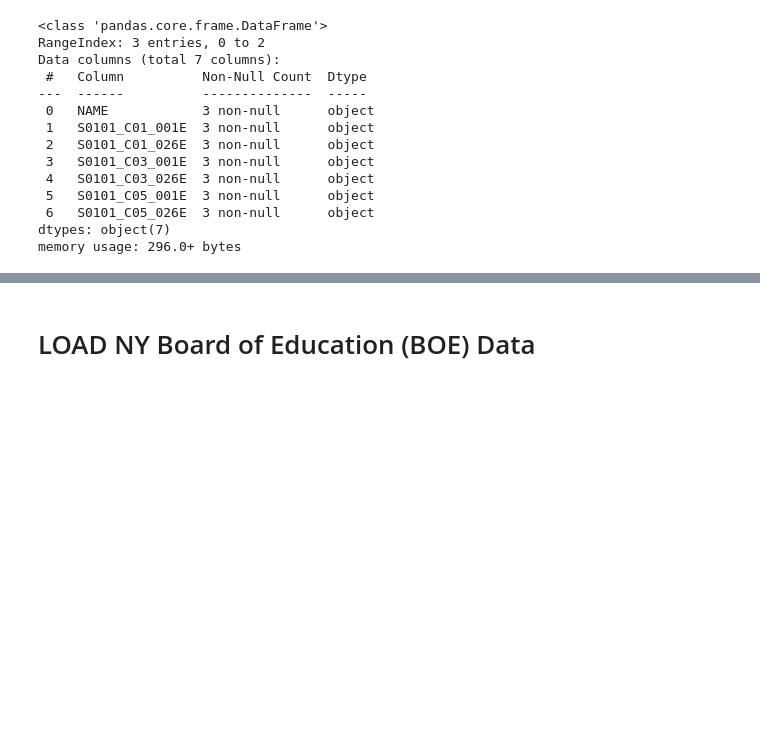
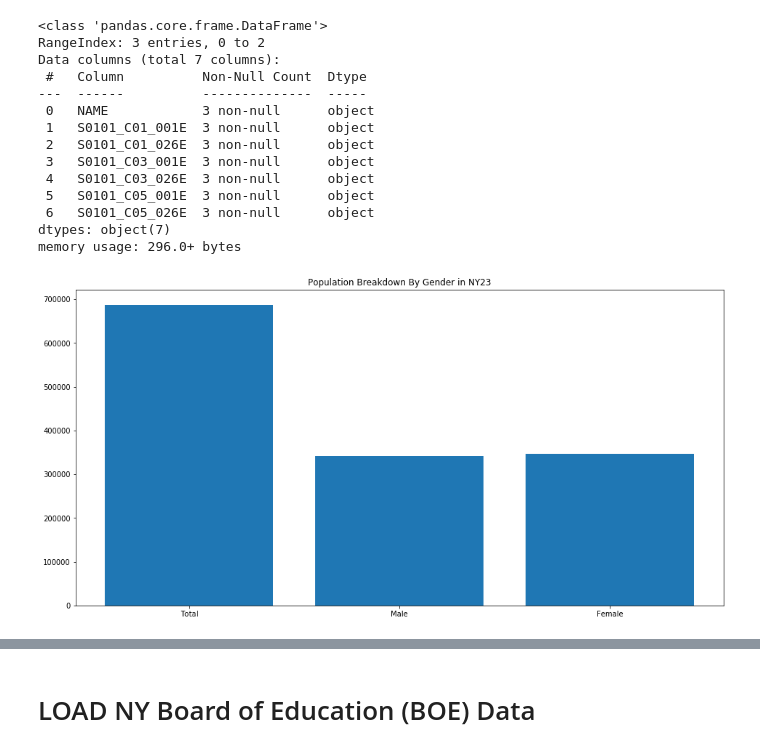
Before and after one commit to merb92/ny-23, a Jupyter notebook: census_ny_23_eda.ipynb, the cells around one changed output, grey strips where cells are left out. Cells and saved outputs as stored; diff of their text form; code cells hidden in the pictures; blank space fills up the shorter version.

```diff
--- a/census_ny_23_eda.ipynb
+++ b/census_ny_23_eda.ipynb
@@ -68,3 +76,13 @@ Data columns (total 7 columns):
  6   S0101_C05_026E  3 non-null      object
 dtypes: object(7)
 memory usage: 296.0+ bytes
+# %%
+total_pops = census_df.iloc[-1:][['S0101_C01_001E', 'S0101_C03_001E', 'S0101_C05_001E']].to_numpy().astype(int)[0]
+# %%
+plt.figure(figsize=(16,8))
+plt.bar(x=['Total', 'Male', 'Female'],
+       height=total_pops)
+plt.title('Population Breakdown By Gender in NY23')
+plt.show()
+# %% [output]
+[figure, added]
```
Also changed, not shown: parts of 5 cells of this notebook.
